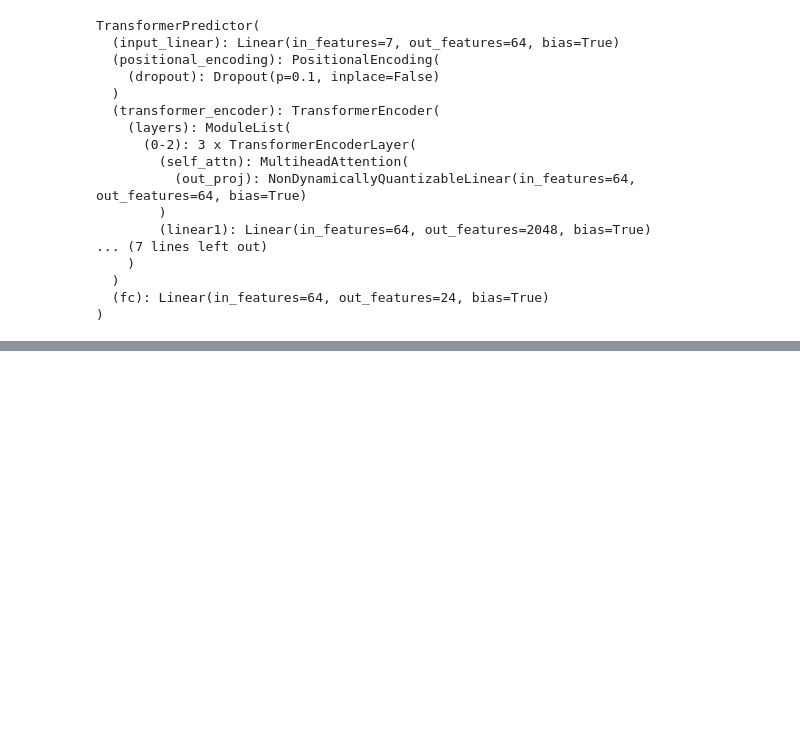
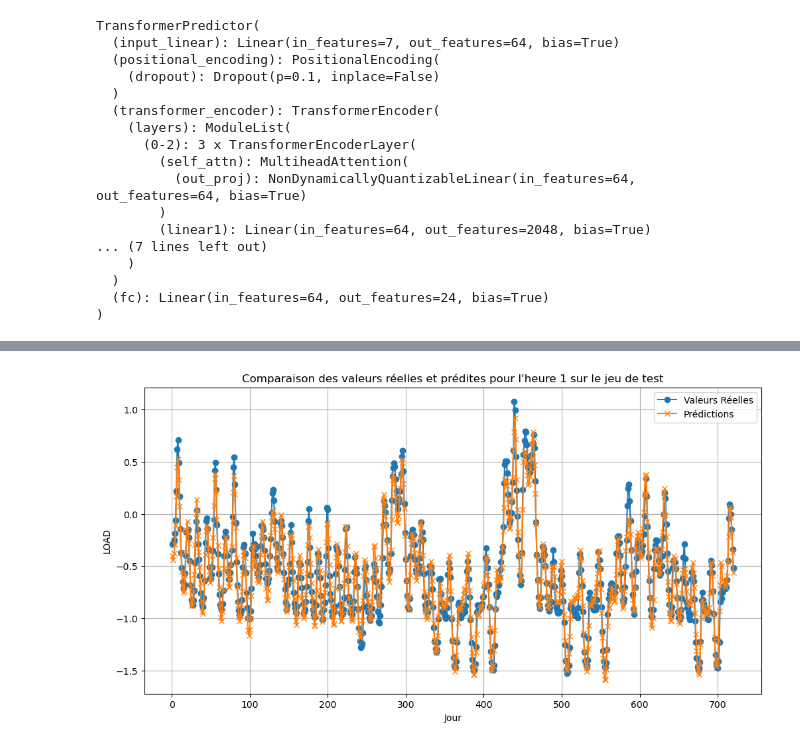
Before and after one commit to malcouffe/consommation-lectrique-, a Jupyter notebook: conso_elec.ipynb, the cells around one changed output, grey strips where cells are left out. Drawn from its saved outputs; the diff is of its cells as text; code cells hidden in the pictures; blank space fills up the shorter version.

```diff
--- a/conso_elec.ipynb
+++ b/conso_elec.ipynb
@@ -1164,0 +1165,23 @@ plt.show()
+# %%
+# Choix de l'heure que l'on souhaite afficher pour chaque jour :
+# Ici on choisit la première heure (index 0)
+selected_hour = 0
+
+# Extraction des valeurs pour l'heure sélectionnée pour chaque jour
+daily_predictions = predictions[:, selected_hour]  # forme : (n_days,)
+daily_true = y_true[:, selected_hour]              # forme : (n_days,)
+
+n_days = daily_predictions.shape[0]
+
+# Affichage sur un même graphique
+plt.figure(figsize=(12, 6))
+plt.plot(range(1, n_days + 1), daily_true, marker='o', label='Valeurs Réelles')
+plt.plot(range(1, n_days + 1), daily_predictions, marker='x', label='Prédictions')
+plt.xlabel("Jour")
+plt.ylabel("LOAD")
+plt.title(f"Comparaison des valeurs réelles et prédites pour l'heure {selected_hour + 1} sur le jeu de test")
+plt.legend()
+plt.grid(True)
+plt.show()
+# %% [output]
+[figure, added]
```
Also changed, not shown: parts of 3 cells of this notebook.
